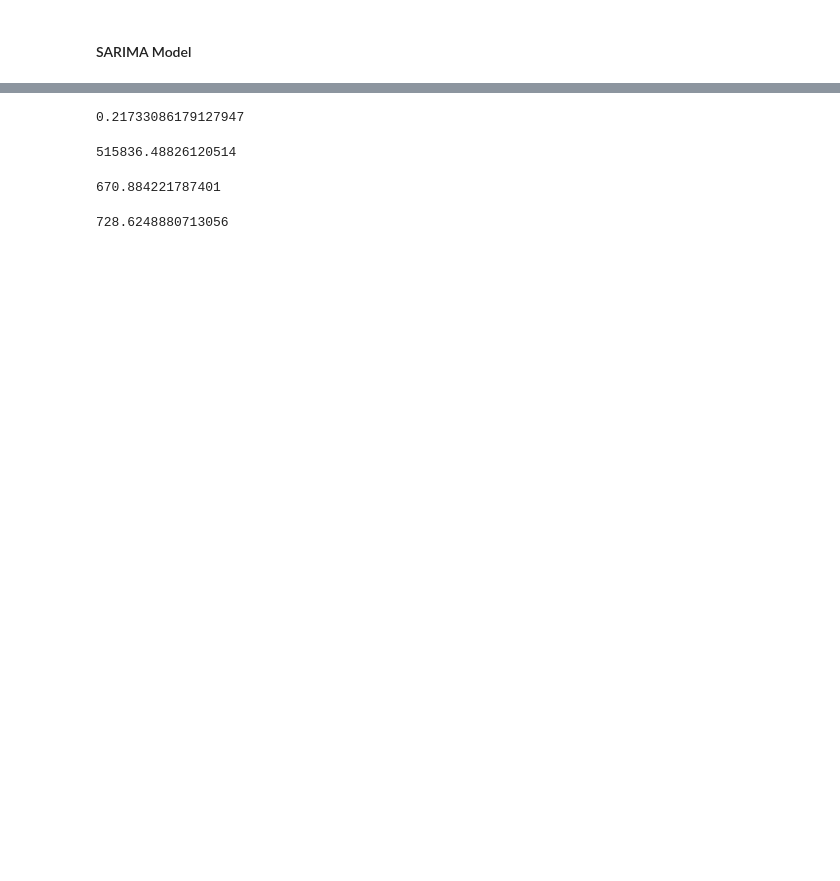
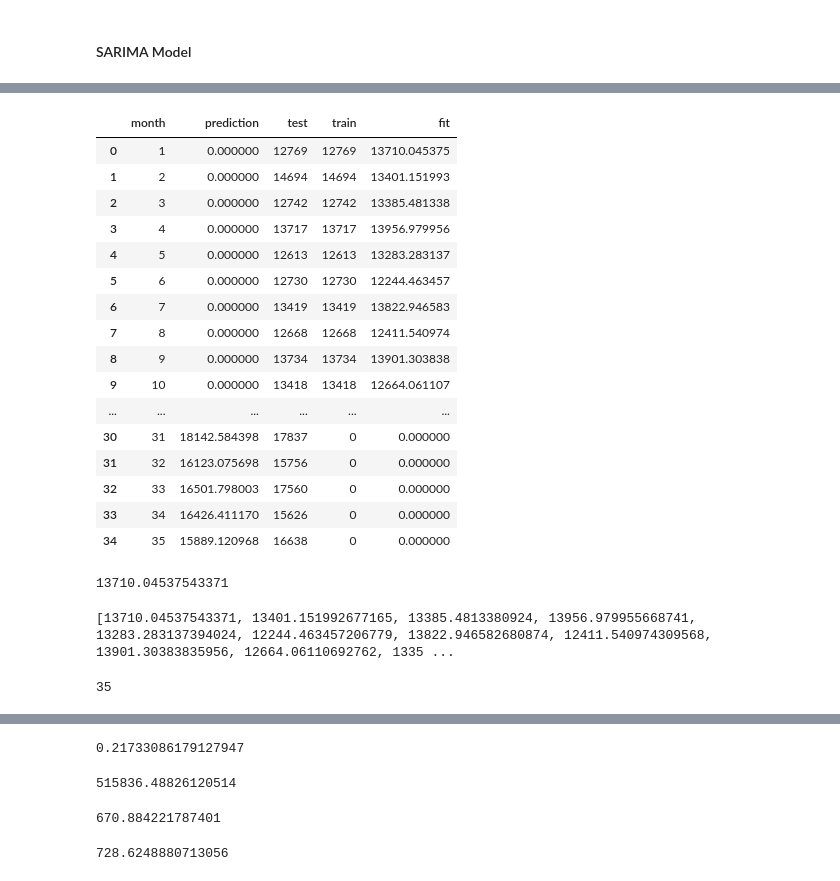
Before and after one commit to xushuo0/CoverMyMeds_Project, a Jupyter notebook: Logistic Regression with Interaction Terms and Time Series.ipynb, the cells around one changed output, grey strips where cells are left out. Cells and saved outputs as stored; diff of their text form; code cells hidden in the pictures; blank space fills up the shorter version.

```diff
--- a/Logistic Regression with Interaction Terms and Time Series.ipynb
+++ b/Logistic Regression with Interaction Terms and Time Series.ipynb
@@ -1250,0 +1303,7 @@ model_fit = model.fit(disp=False)
+# %%
+l3 = []
+for i in range(len(X_train)):
+    l3.append(X_train[i])
+for i in range(len(X_test)):
+    l3.append(0)
+print(l3)
@@ -1250,0 +1312,8 @@ model_fit = model.fit(disp=False)
+# %%
+l4 = []
+for i in range(len(X_train)):
+    l4.append(model_fit.fittedvalues[i])
+for i in range(len(X_test)):
+    l4.append(0)
+print(l4)
+len(l4)
@@ -1250,0 +1344,36 @@ model_fit = model.fit(disp=False)
+# %%
+df_result2.reset_index(drop=True)
+# %% [output]
+|  | month | prediction | test | train | fit |
+| 0 | 1 | 0.000000 | 12769 | 12769 | 13710.045375 |
+| 1 | 2 | 0.000000 | 14694 | 14694 | 13401.151993 |
+| 2 | 3 | 0.000000 | 12742 | 12742 | 13385.481338 |
+| 3 | 4 | 0.000000 | 13717 | 13717 | 13956.979956 |
+| 4 | 5 | 0.000000 | 12613 | 12613 | 13283.283137 |
+| 5 | 6 | 0.000000 | 12730 | 12730 | 12244.463457 |
+| 6 | 7 | 0.000000 | 13419 | 13419 | 13822.946583 |
+| 7 | 8 | 0.000000 | 12668 | 12668 | 12411.540974 |
+| 8 | 9 | 0.000000 | 13734 | 13734 | 13901.303838 |
+| 9 | 10 | 0.000000 | 13418 | 13418 | 12664.061107 |
+| ... | ... | ... | ... | ... | ... |
+| 30 | 31 | 18142.584398 | 17837 | 0 | 0.000000 |
+| 31 | 32 | 16123.075698 | 15756 | 0 | 0.000000 |
+| 32 | 33 | 16501.798003 | 17560 | 0 | 0.000000 |
+| 33 | 34 | 16426.411170 | 15626 | 0 | 0.000000 |
+| 34 | 35 | 15889.120968 | 16638 | 0 | 0.000000 |
+# %%
+df_result2['fit'].iloc[0]
+# %% [output]
+13710.04537543371
+# %%
+l5=[]
+for i in range(27):
+    l5.append(df_result2['fit'].iloc[i])
+for i in range(27,35):
+    l5.append(df_result2['prediction'].iloc[i])
+print(l5)
+len(l5)
+len(df_result2)
+# %% [output]
+[13710.04537543371, 13401.151992677165, 13385.4813380924, 13956.979955668741, 13283.283137394024, 12244.463457206779, 13822.946582680874, 12411.540974309568, 13901.30383835956, 12664.06110692762, 1335 ...
+35
```
Also changed, not shown: parts of 61 cells of this notebook.
